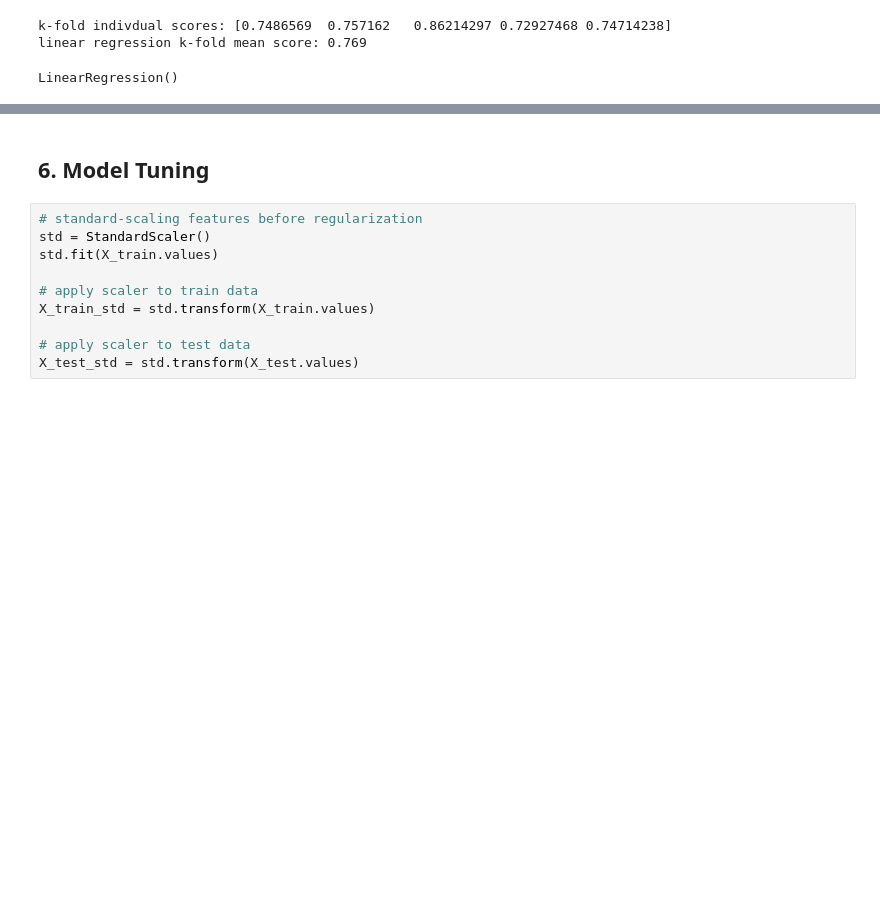
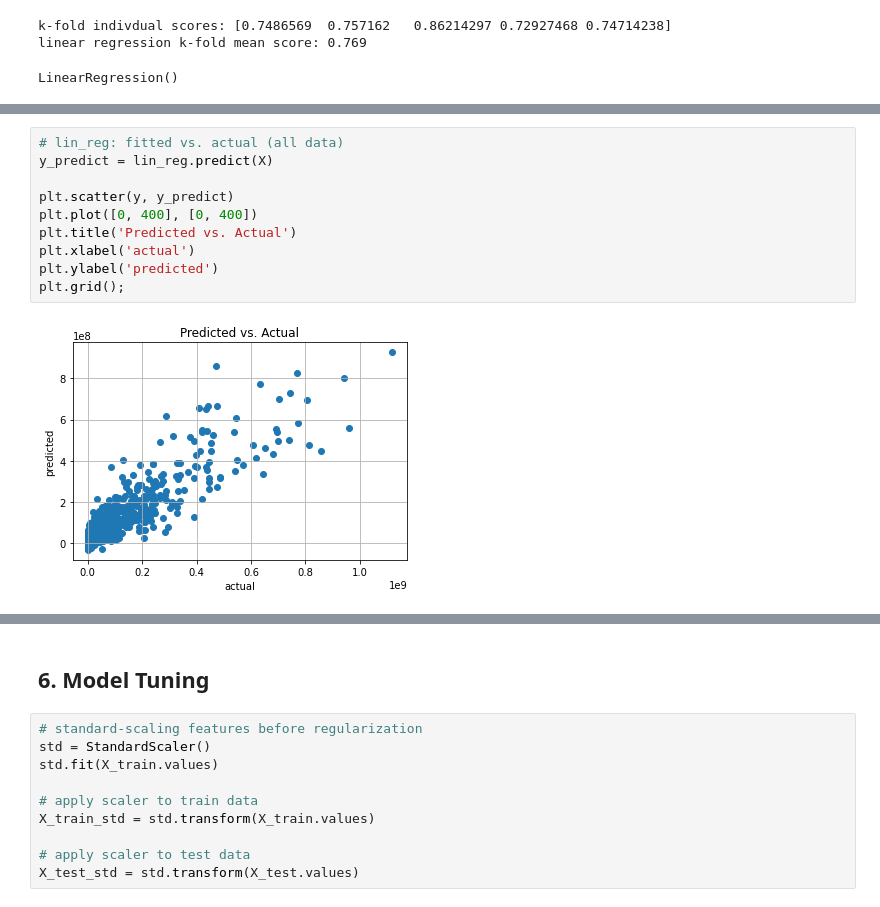
Before and after one commit to slp22/regression-project, a Jupyter notebook: adaptation_movies_regression.ipynb, the cells around one changed output, grey strips where cells are left out. Cells and saved outputs as stored; diff of their text form; blank space fills up the shorter version.

```diff
--- a/adaptation_movies_regression.ipynb
+++ b/adaptation_movies_regression.ipynb
@@ -360,3 +360,15 @@ plt.grid();
+# %%
+# lin_reg: fitted vs. actual (all data)
+y_predict = lin_reg.predict(X)
+
+plt.scatter(y, y_predict)
+plt.plot([0, 400], [0, 400])
+plt.title('Predicted vs. Actual')
+plt.xlabel('actual')
+plt.ylabel('predicted')
+plt.grid();
+# %% [output]
+[figure, added]
 # %%
 # lin_reg: residuals vs. predicted
 y_predict = lin_reg.predict(X)
```
Also changed, not shown: parts of 13 cells of this notebook.
